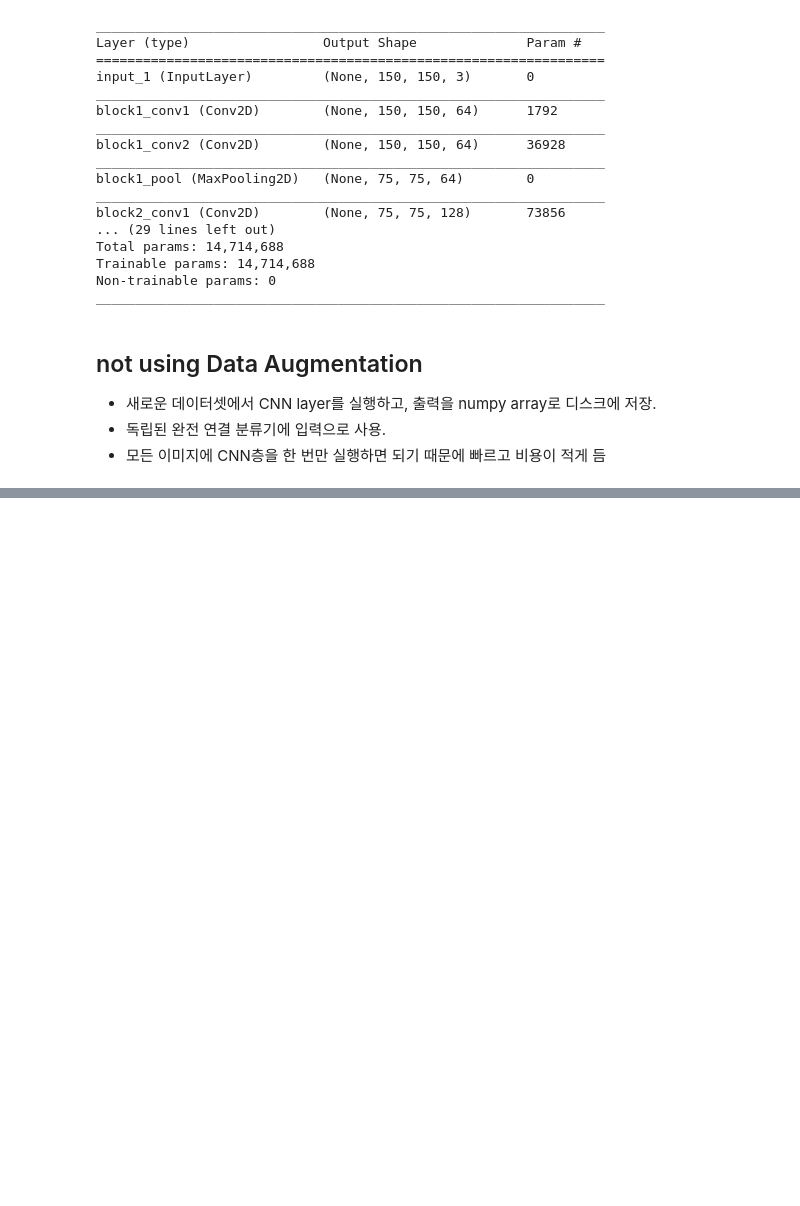
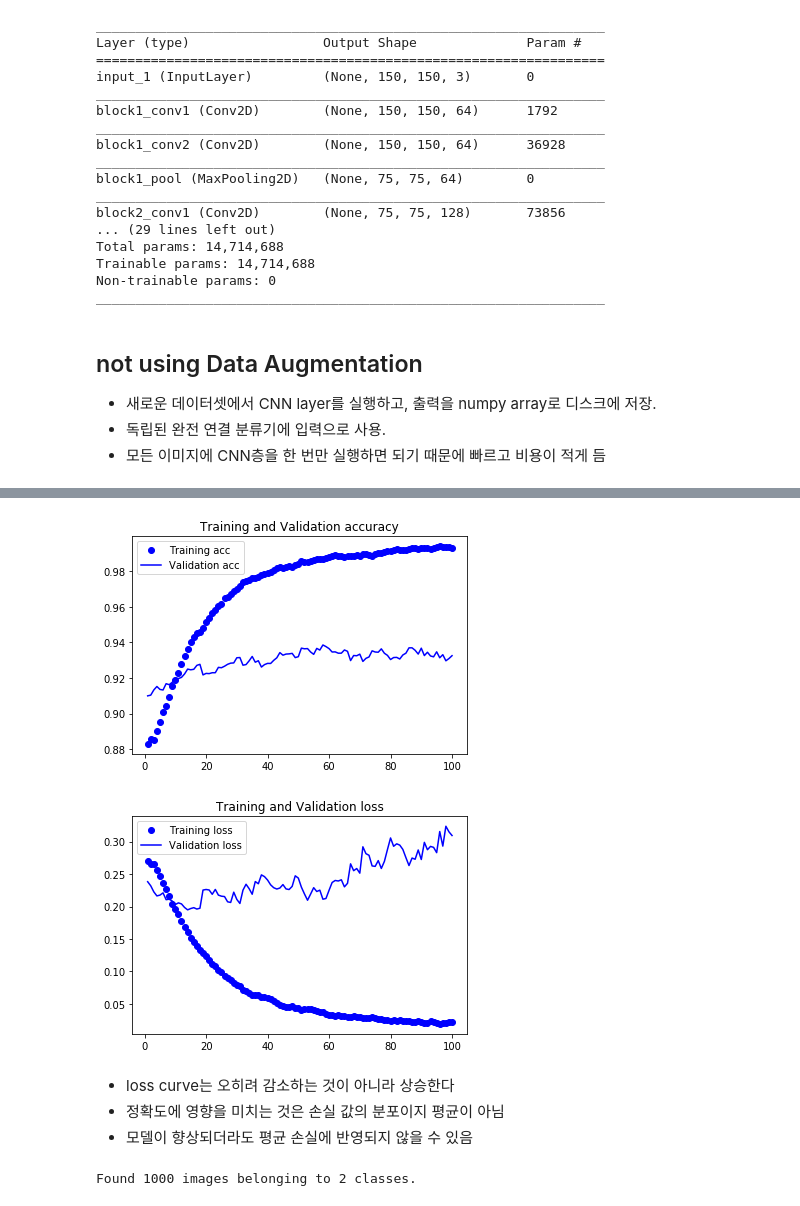
Before and after one commit to miniii222/Keras_Deeplearning, a Jupyter notebook: CH5.Computer_Vision/CH5-5.VGG16_ex.ipynb, the cells around one changed output, grey strips where cells are left out. Drawn from its saved outputs; the diff is of its cells as text; code cells hidden in the pictures; blank space fills up the shorter version.

```diff
--- a/CH5.Computer_Vision/CH5-5.VGG16_ex.ipynb
+++ b/CH5.Computer_Vision/CH5-5.VGG16_ex.ipynb
@@ -48 +156,7 @@ from keras.preprocessing.image import ImageDataGenerator
 - 비용이 많이 듬
+# %%
+model = models.Sequential()
+model.add(conv_base)
+model.add(layers.Flatten())
+model.add(layers.Dense(256, activation = 'relu'))
+model.add(layers.Dense(1, activation = 'sigmoid'))
@@ -48,0 +413,42 @@ from keras.preprocessing.image import ImageDataGenerator
+# %%
+def smooth_curve(points, factor = 0.8) :
+    smoothed_points = []
+
+    for point in points :
+        if smoothed_points :
+            previous = smoothed_points[-1]
+            smoothed_points.append(previous * factor + point*(1-factor))
+
+        else :
+            smoothed_points.append(point)
+
+    return smoothed_points
+# %%
+plt.plot(epochs, smooth_curve(acc),'bo', label = 'Training acc')
+plt.plot(epochs, smooth_curve(val_acc),'b', label = 'Validation acc')
+plt.title('Training and Validation accuracy')
+plt.legend()
+
+plt.figure()
+
+plt.plot(epochs, smooth_curve(loss), 'bo', label = 'Training loss')
+plt.plot(epochs, smooth_curve(val_loss), 'b', label = 'Validation loss')
+plt.title('Training and Validation loss')
+plt.legend()
+
+plt.show()
+# %% [output]
+[figure, added]
+[figure, added]
+# %% [markdown]
+- loss curve는 오히려 감소하는 것이 아니라 상승한다
+- 정확도에 영향을 미치는 것은 손실 값의 분포이지 평균이 아님
+- 모델이 향상되더라도 평균 손실에 반영되지 않을 수 있음
+# %%
+test_generator = test_datagen.flow_from_directory(
+    test_dir, target_size=(150,150),
+    batch_size=20,
+    class_mode='binary'
+)
+# %% [output]
+Found 1000 images belonging to 2 classes.
```
Also changed, not shown: parts of 32 cells of this notebook.
